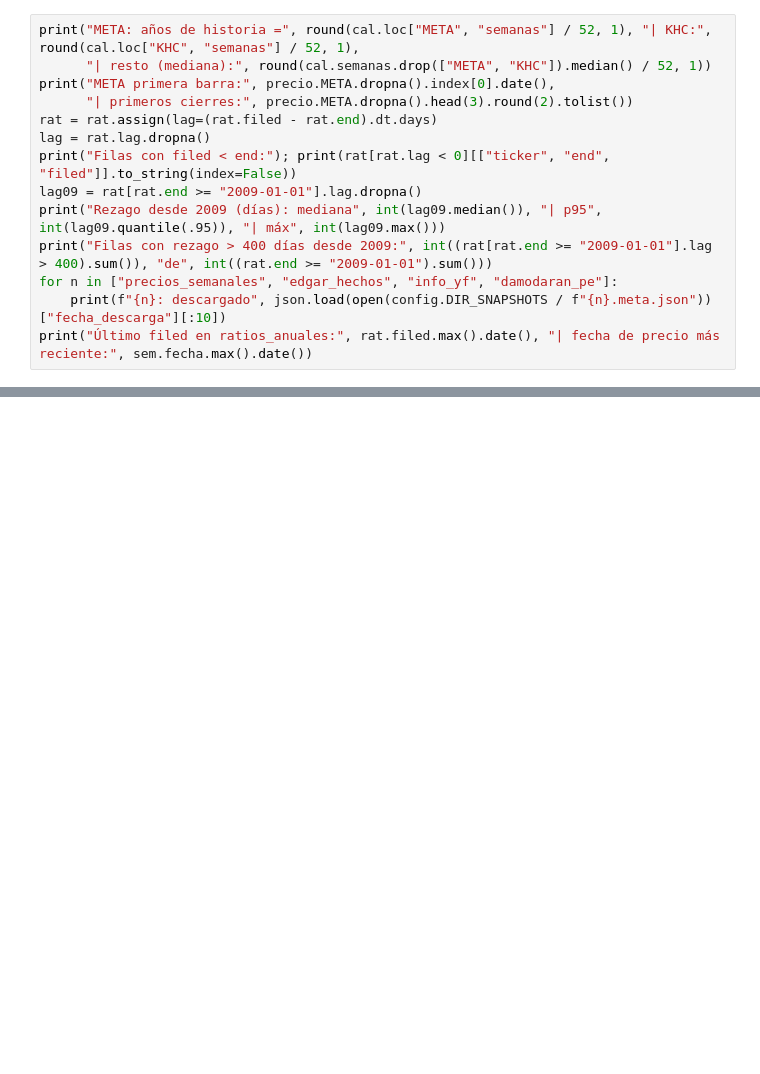
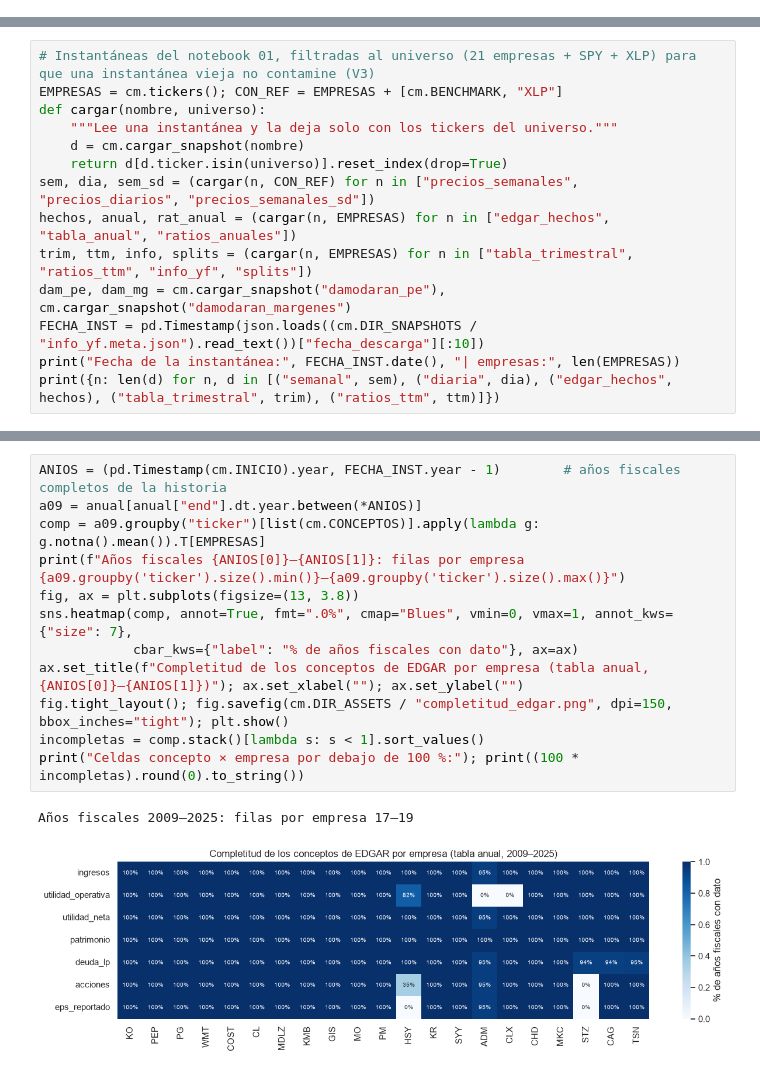
Before and after one commit to louis97/asistente-financiero, a Jupyter notebook: notebooks/02_calidad.ipynb, the cells around one changed output, grey strips where cells are left out. Drawn from its saved outputs; the diff is of its cells as text; blank space fills up the shorter version.

```diff
--- a/notebooks/02_calidad.ipynb
+++ b/notebooks/02_calidad.ipynb
@@ -484,14 +0,0 @@ Fracción perdida: mediana tickers completos SMA50 = 0.0528 | META = 0.0651 | KH
-# %%
-print("META: años de historia =", round(cal.loc["META", "semanas"] / 52, 1), "| KHC:", round(cal.loc["KHC", "semanas"] / 52, 1),
-      "| resto (mediana):", round(cal.semanas.drop(["META", "KHC"]).median() / 52, 1))
-print("META primera barra:", precio.META.dropna().index[0].date(),
-      "| primeros cierres:", precio.META.dropna().head(3).round(2).tolist())
-rat = rat.assign(lag=(rat.filed - rat.end).dt.days)
-lag = rat.lag.dropna()
-print("Filas con filed < end:"); print(rat[rat.lag < 0][["ticker", "end", "filed"]].to_string(index=False))
-lag09 = rat[rat.end >= "2009-01-01"].lag.dropna()
-print("Rezago desde 2009 (días): mediana", int(lag09.median()), "| p95", int(lag09.quantile(.95)), "| máx", int(lag09.max()))
-print("Filas con rezago > 400 días desde 2009:", int((rat[rat.end >= "2009-01-01"].lag > 400).sum()), "de", int((rat.end >= "2009-01-01").sum()))
-for n in ["precios_semanales", "edgar_hechos", "info_yf", "damodaran_pe"]:
-    print(f"{n}: descargado", json.load(open(config.DIR_SNAPSHOTS / f"{n}.meta.json"))["fecha_descarga"][:10])
-print("Último filed en ratios_anuales:", rat.filed.max().date(), "| fecha de precio más reciente:", sem.fecha.max().date())
@@ -597,0 +73,14 @@ matriz
+# %%
+# Instantáneas del notebook 01, filtradas al universo (21 empresas + SPY + XLP) para que una instantánea vieja no contamine (V3)
+EMPRESAS = cm.tickers(); CON_REF = EMPRESAS + [cm.BENCHMARK, "XLP"]
+def cargar(nombre, universo):
+    """Lee una instantánea y la deja solo con los tickers del universo."""
+    d = cm.cargar_snapshot(nombre)
+    return d[d.ticker.isin(universo)].reset_index(drop=True)
+sem, dia, sem_sd = (cargar(n, CON_REF) for n in ["precios_semanales", "precios_diarios", "precios_semanales_sd"])
+hechos, anual, rat_anual = (cargar(n, EMPRESAS) for n in ["edgar_hechos", "tabla_anual", "ratios_anuales"])
+trim, ttm, info, splits = (cargar(n, EMPRESAS) for n in ["tabla_trimestral", "ratios_ttm", "info_yf", "splits"])
+dam_pe, dam_mg = cm.cargar_snapshot("damodaran_pe"), cm.cargar_snapshot("damodaran_margenes")
+FECHA_INST = pd.Timestamp(json.loads((cm.DIR_SNAPSHOTS / "info_yf.meta.json").read_text())["fecha_descarga"][:10])
+print("Fecha de la instantánea:", FECHA_INST.date(), "| empresas:", len(EMPRESAS))
+print({n: len(d) for n, d in [("semanal", sem), ("diaria", dia), ("edgar_hechos", hechos), ("tabla_trimestral", trim), ("ratios_ttm", ttm)]})
@@ -597,0 +198,15 @@ matriz
+# %%
+ANIOS = (pd.Timestamp(cm.INICIO).year, FECHA_INST.year - 1)        # años fiscales completos de la historia
+a09 = anual[anual["end"].dt.year.between(*ANIOS)]
+comp = a09.groupby("ticker")[list(cm.CONCEPTOS)].apply(lambda g: g.notna().mean()).T[EMPRESAS]
+print(f"Años fiscales {ANIOS[0]}–{ANIOS[1]}: filas por empresa {a09.groupby('ticker').size().min()}–{a09.groupby('ticker').size().max()}")
+fig, ax = plt.subplots(figsize=(13, 3.8))
+sns.heatmap(comp, annot=True, fmt=".0%", cmap="Blues", vmin=0, vmax=1, annot_kws={"size": 7},
+            cbar_kws={"label": "% de años fiscales con dato"}, ax=ax)
+ax.set_title(f"Completitud de los conceptos de EDGAR por empresa (tabla anual, {ANIOS[0]}–{ANIOS[1]})"); ax.set_xlabel(""); ax.set_ylabel("")
+fig.tight_layout(); fig.savefig(cm.DIR_ASSETS / "completitud_edgar.png", dpi=150, bbox_inches="tight"); plt.show()
+incompletas = comp.stack()[lambda s: s < 1].sort_values()
+print("Celdas concepto × empresa por debajo de 100 %:"); print((100 * incompletas).round(0).to_string())
+# %% [output]
+Años fiscales 2009–2025: filas por empresa 17–19
+[figure, added]
```
Also changed, not shown: parts of 107 cells of this notebook, 2 other files.
